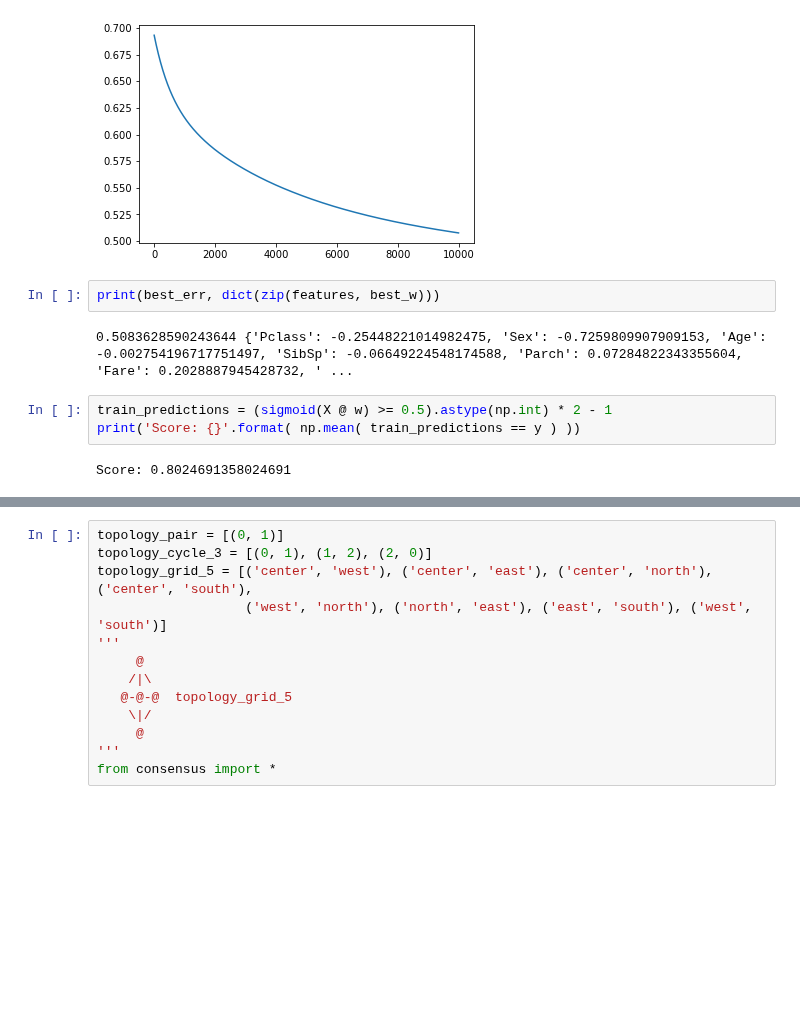
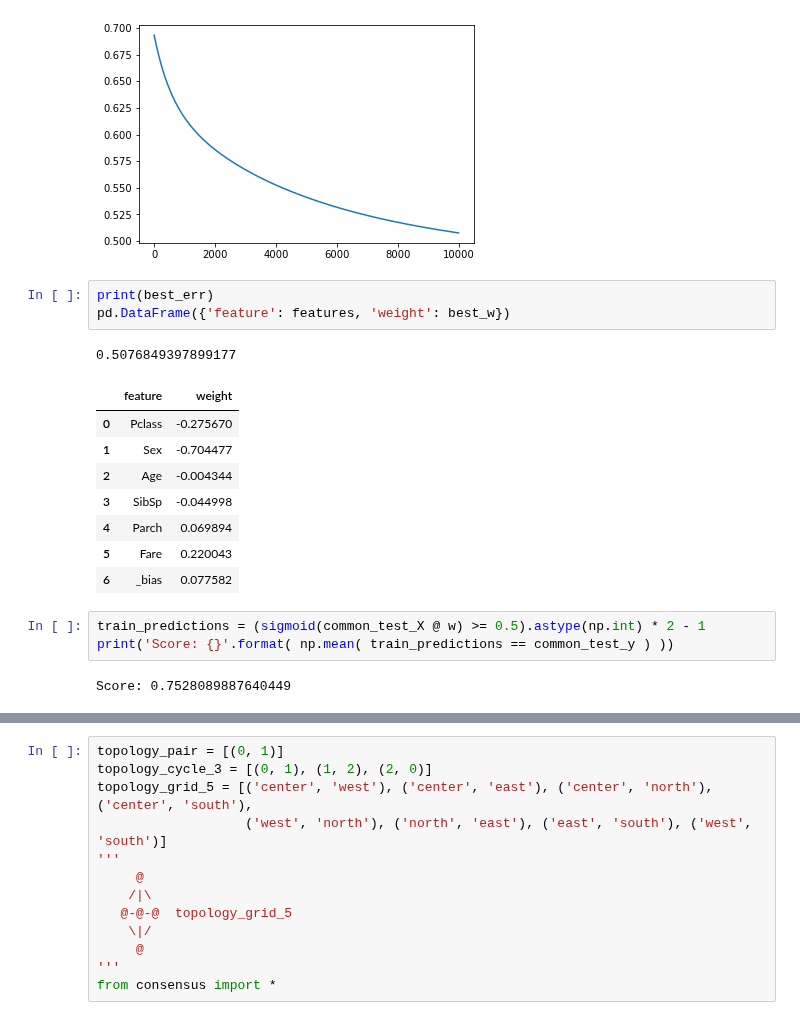
Before and after one commit to Malkovsky/distributed-learning, a Jupyter notebook: notebooks/Titanic Consensus GD test.ipynb, the cells around one changed output, grey strips where cells are left out. Saved outputs shown, nothing was run; the diff lists cells and outputs as text; blank space fills up the shorter version.

```diff
--- a/notebooks/Titanic Consensus GD test.ipynb
+++ b/notebooks/Titanic Consensus GD test.ipynb
@@ -54,11 +57,20 @@ plt.plot([i for i in range(len(errors))], errors)
 [<matplotlib.lines.Line2D at 0x...>]
 [figure]
 # %%
-print(best_err, dict(zip(features, best_w)))
+print(best_err)
+pd.DataFrame({'feature': features, 'weight': best_w})
 # %% [output]
-0.5083628590243644 {'Pclass': -0.25448221014982475, 'Sex': -0.7259809907909153, 'Age': -0.002754196717751497, 'SibSp': -0.06649224548174588, 'Parch': 0.07284822343355604, 'Fare': 0.2028887945428732, ' ...
+0.5076849397899177
+|  | feature | weight |
+| 0 | Pclass | -0.275670 |
+| 1 | Sex | -0.704477 |
+| 2 | Age | -0.004344 |
+| 3 | SibSp | -0.044998 |
+| 4 | Parch | 0.069894 |
+| 5 | Fare | 0.220043 |
+| 6 | _bias | 0.077582 |
 # %%
-train_predictions = (sigmoid(X @ w) >= 0.5).astype(np.int) * 2 - 1
-print('Score: {}'.format( np.mean( train_predictions == y ) ))
+train_predictions = (sigmoid(common_test_X @ w) >= 0.5).astype(np.int) * 2 - 1
+print('Score: {}'.format( np.mean( train_predictions == common_test_y ) ))
 # %% [output]
-Score: 0.8024691358024691
+Score: 0.7528089887640449
```
Also changed, not shown: parts of 8 cells of this notebook, 1 other file.
